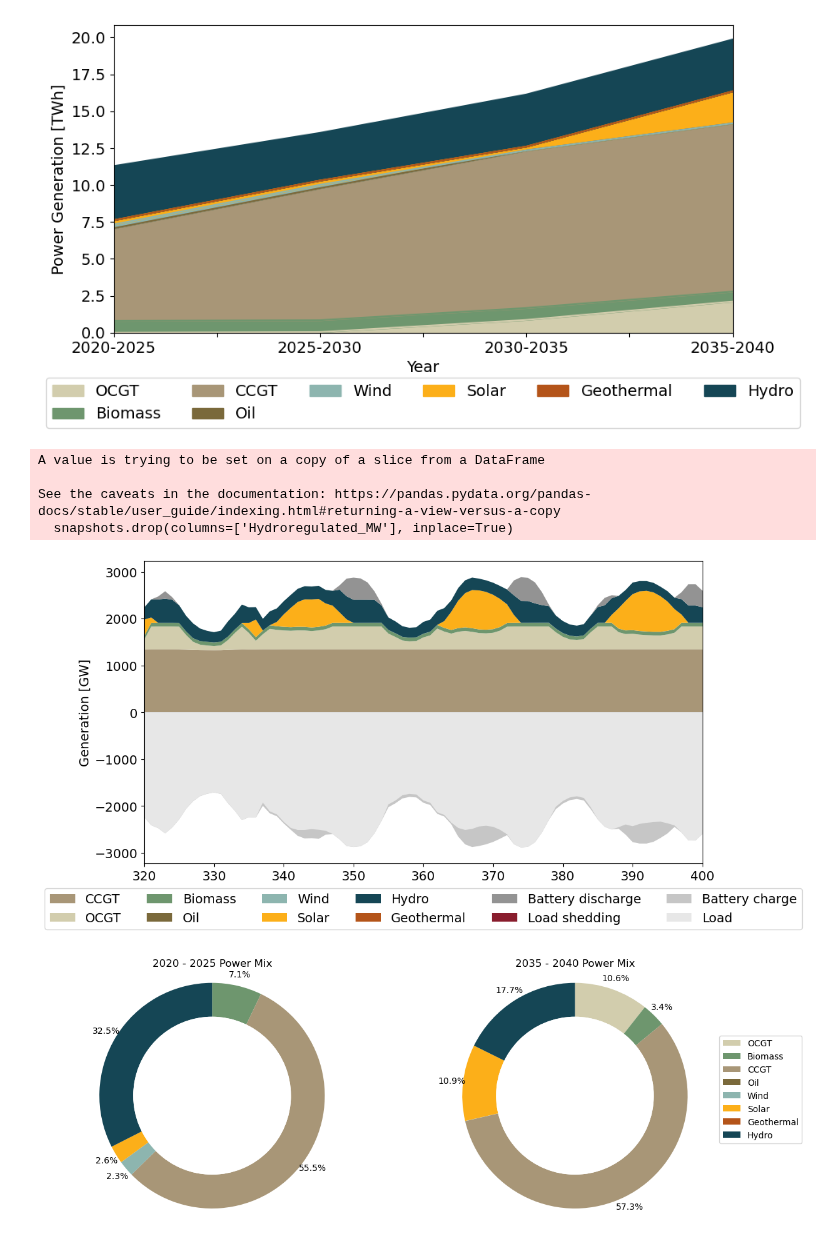
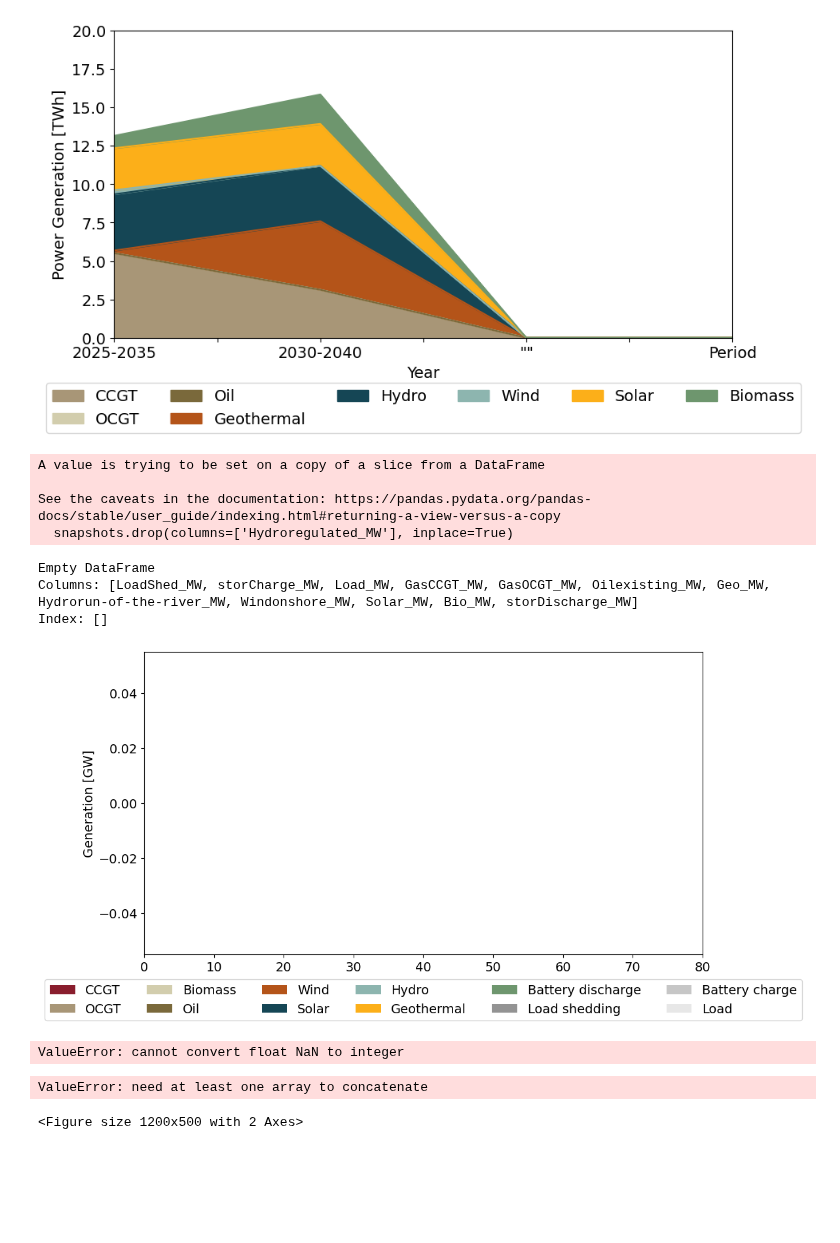
Before and after one commit to maribjorn/EMPIRE-BO, a Jupyter notebook: plot.ipynb, the cells around one changed output. Saved outputs shown, nothing was run; the diff lists cells and outputs as text; code cells hidden in the pictures; blank space fills up the shorter version.

```diff
--- a/plot.ipynb
+++ b/plot.ipynb
@@ -34,6 +37,7 @@ grey3 = '#C6C6C6'
 grey4 = '#939393'
 blue1 = '#3EA1C0'
 # %%
+discountrate = 0.04
 NoOfPeakSeason = 2
 lengthPeakSeason = 24
 NoOfRegSeason = 4
@@ -45,15 +49,21 @@ new_names = ['CCGT',   'OCGT',  'Biomass',  'Oil'  ,'Wind', 'Solar', 'Hydro ror'
 new_names_2 = ['CCGT',   'OCGT',  'Biomass',  'Oil'  ,'Wind', 'Solar', 'Hydro', 'Geothermal']
 old_names = ['Gas CCGT',    'Gas OCGT',  'Bio',   'Oil existing',  'Wind onshore',  'Solar'  ,'Hydro run-of-the-river', 'Hydro regulated', 'Geo']
 scenario = '1'
-date = '0502'
-time = '0854'
+date = '0506'
+time = '1137'
+
 file_path = 'Results/bolivia_v1_reg' + str(lengthRegSeason) + '_peak24_sce' + scenario + '_randomSGR_2024' + date + time + '/results_output_EuropePlot.csv'
 operational_data = pd.read_csv('Results/bolivia_v1_reg' + str(lengthRegSeason) + '_peak24_sce' + scenario + '_randomSGR_2024' + date + time +'/results_output_Operational.csv')
 investment_data = pd.read_csv('Results/bolivia_v1_reg' + str(lengthRegSeason) + '_peak24_sce' + scenario + '_randomSGR_2024' + date + time +'/results_output_gen.csv')
 objective_value = pd.read_csv('Results/bolivia_v1_reg' + str(lengthRegSeason) + '_peak24_sce' + scenario + '_randomSGR_2024' + date + time +'/results_objective.csv', header=None)
+transmission_data = pd.read_csv('Results/bolivia_v1_reg' + str(lengthRegSeason) + '_peak24_sce' + scenario + '_randomSGR_2024' + date + time +'/results_output_transmision.csv')
+stor_data = pd.read_csv('Results/bolivia_v1_reg' + str(lengthRegSeason) + '_peak24_sce' + scenario + '_randomSGR_2024' + date + time +'/results_output_stor.csv')
+node_sheet = load_workbook('Data handler/bolivia_v1/Node.xlsx')
+
 scenario_int = int(scenario)
 prob_scenarios = {f"scenario{i}": 1/scenario_int for i in range(1,scenario_int+1)}
-discountrate = 0.07
+regular_seasons = ['winter', 'spring', 'summer', 'fall']
+peak_seasons = ['peak1', 'peak2']
 # %%
 # Helper functions
 def get_colors(carriers):
@@ -178,28 +232,33 @@ plt.show()
 # %%
 included_rows = [10,11,12,13]
 
 dispatch = open_csv(file_path, included_rows)
 dispatch.set_index('', inplace=True)
 for column in dispatch.columns:
     dispatch[column] = pd.to_numeric(dispatch[column], errors='coerce')
 
 dispatch = rename_columns(dispatch)
+
 dispatch /= 1000
 dispatch['Hydro'] = dispatch['Hydro ror'] + dispatch['Hydro storage']
 dispatch.drop(columns=['Hydro ror', 'Hydro storage'], inplace=True)
+
+# reorder columns to ['CCGT',   'OCGT',  'Oil',  'Geothermal' , 'Hydro', 'Wind', 'Solar',   'Biomass']
+dispatch = dispatch[['CCGT', 'OCGT', 'Oil', 'Geothermal', 'Hydro', 'Wind', 'Solar', 'Biomass']]
+
 production_plot = dispatch.plot.area(stacked=True, color=get_colors(dispatch.columns),figsize=(10, 5))
 production_plot.set_xlim(0,3)
 plt.ylabel('Power Generation [TWh]', fontsize=14)
 plt.xlabel('Year', fontsize=14)
 plt.xticks(rotation = 0, fontsize=14)
 plt.yticks(fontsize=14)
+plt.ylim(0, 20)
 plt.legend(loc='upper center', bbox_to_anchor=(0.5, -0.12), ncol=6, fontsize=14)
 plt.savefig('figures/Production.png', bbox_inches='tight')
 # %% [output]
-[figure, old version]
+[figure, new version]
 # %%
 period = '2035-2040'
-regular_seasons = ['winter', 'spring', 'summer', 'fall']
 scenario_number = 'scenario1'
 
 filtered_data = operational_data[(operational_data['Period'] == period) & (operational_data['Season'].isin(regular_seasons)) & (operational_data['Scenario'] == scenario_number)]
@@ -214,11 +273,16 @@ snapshots = filtered_data[snapshot_columns]
 snapshots.loc[:,'Hydrorun-of-the-river_MW'] = snapshots['Hydrorun-of-the-river_MW'] + snapshots['Hydroregulated_MW']
 snapshots.drop(columns=['Hydroregulated_MW'], inplace=True)
 
+# Reorder columns to ['Hour', 'LoadShed_MW', 'storCharge_MW', 'storDischarge_MW', 'Load_MW', 'GasCCGT_MW', 'GasOCGT_MW', 'Oilexisting_MW', 'Geo_MW', 'Hydrorun-of-the-river_MW', 'Windonshore_MW', 'Solar_MW', 'Bio_MW']
+snapshots = snapshots[['Hour', 'LoadShed_MW', 'storCharge_MW', 'Load_MW', 'GasCCGT_MW', 'GasOCGT_MW', 'Oilexisting_MW', 'Geo_MW', 'Hydrorun-of-the-river_MW', 'Windonshore_MW', 'Solar_MW', 'Bio_MW', 'storDischarge_MW']]
+
 # Sum based on Hour and then plot aggregated snapshots
 snapshots = snapshots.groupby('Hour').sum()
+print(snapshots.head())
 fig, ax=plt.subplots(figsize = (11,6))
 columns_to_plot = [col for col in snapshots.columns if col not in ['Hour', 'storCharge_MW', 'Load_MW']]
-colors= [beige2, beige3, green2, beige1, teal4, yellow, teal2, brown2, grey4, red1]
+#colors= [beige2, beige3, green2, beige1, teal4, yellow, teal2, brown2, grey4, red1]
+colors = [red1, beige2, beige3, beige1, brown2, teal2, teal4, yellow, green2, grey4]
 dispatch_plot = plt.stackplot(snapshots.index, [snapshots[col] for col in columns_to_plot], colors=colors, zorder=2)
 plt.stackplot(snapshots.index, snapshots['storCharge_MW'] + snapshots['Load_MW'], labels=['storCharge_MW'], colors=[grey3], zorder=2)
 plt.stackplot(snapshots.index, snapshots['Load_MW'], labels=['Load'], colors=[grey1], zorder=2)
@@ -232,17 +296,20 @@ plt.yticks(fontsize=14)
 all_labels = new_names_2 + ['Battery discharge'] +['Load shedding'] + ['Battery charge'] + ['Load']
 plt.legend(labels=all_labels,loc='upper center', bbox_to_anchor=(0.5, -0.06), ncol=6, fontsize=14)
 ax.set_ylabel('Generation [GW]', fontsize=14)
-ax.set_xlim(320, 400)
+ax.set_xlim(0, 80)
 plt.savefig('figures/Dispatch.png', bbox_inches='tight')
 # %% [output]
 A value is trying to be set on a copy of a slice from a DataFrame
 
 See the caveats in the documentation: https://pandas.pydata.org/pandas-docs/stable/user_guide/indexing.html#returning-a-view-versus-a-copy
   snapshots.drop(columns=['Hydroregulated_MW'], inplace=True)
+Empty DataFrame
+Columns: [LoadShed_MW, storCharge_MW, Load_MW, GasCCGT_MW, GasOCGT_MW, Oilexisting_MW, Geo_MW, Hydrorun-of-the-river_MW, Windonshore_MW, Solar_MW, Bio_MW, storDischarge_MW]
+Index: []
-[figure, old version]
+[figure, new version]
 # %%
-dispatch_firstperiod = dispatch[:1]
-dispatch_lastperiod = dispatch[-1:]
+dispatch_firstperiod = dispatch[:1][['CCGT', 'OCGT', 'Oil', 'Geothermal', 'Hydro', 'Wind', 'Solar', 'Biomass']]
+dispatch_lastperiod = dispatch[-1:][['CCGT', 'OCGT', 'Oil', 'Geothermal', 'Hydro', 'Wind', 'Solar', 'Biomass']]
 
 
 fig, (ax1, ax2) = plt.subplots(1, 2, figsize=(12, 5))
@@ -277,5 +344,7 @@ ax2.axis('equal')
 fig.legend(dispatch_lastperiod.columns, loc="center right", bbox_to_anchor=(1.05, 0.5))
 plt.tight_layout(pad=3.0)
 # %% [output]
-[figure, removed]
+ValueError: cannot convert float NaN to integer
+ValueError: need at least one array to concatenate
+<Figure size 1200x500 with 2 Axes>
 # %%
```
Also changed, not shown: parts of 7 cells of this notebook, 19 other files.
